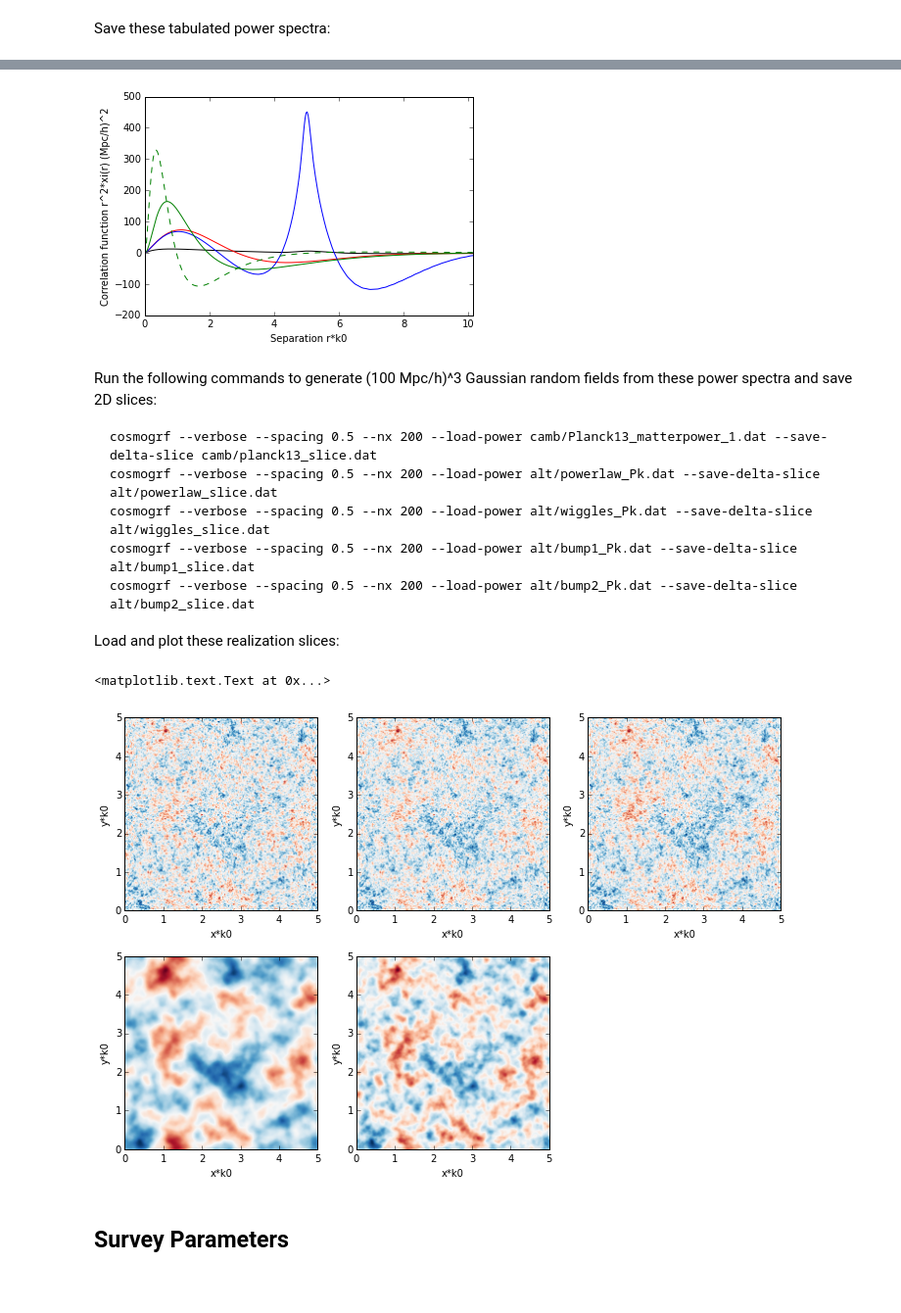
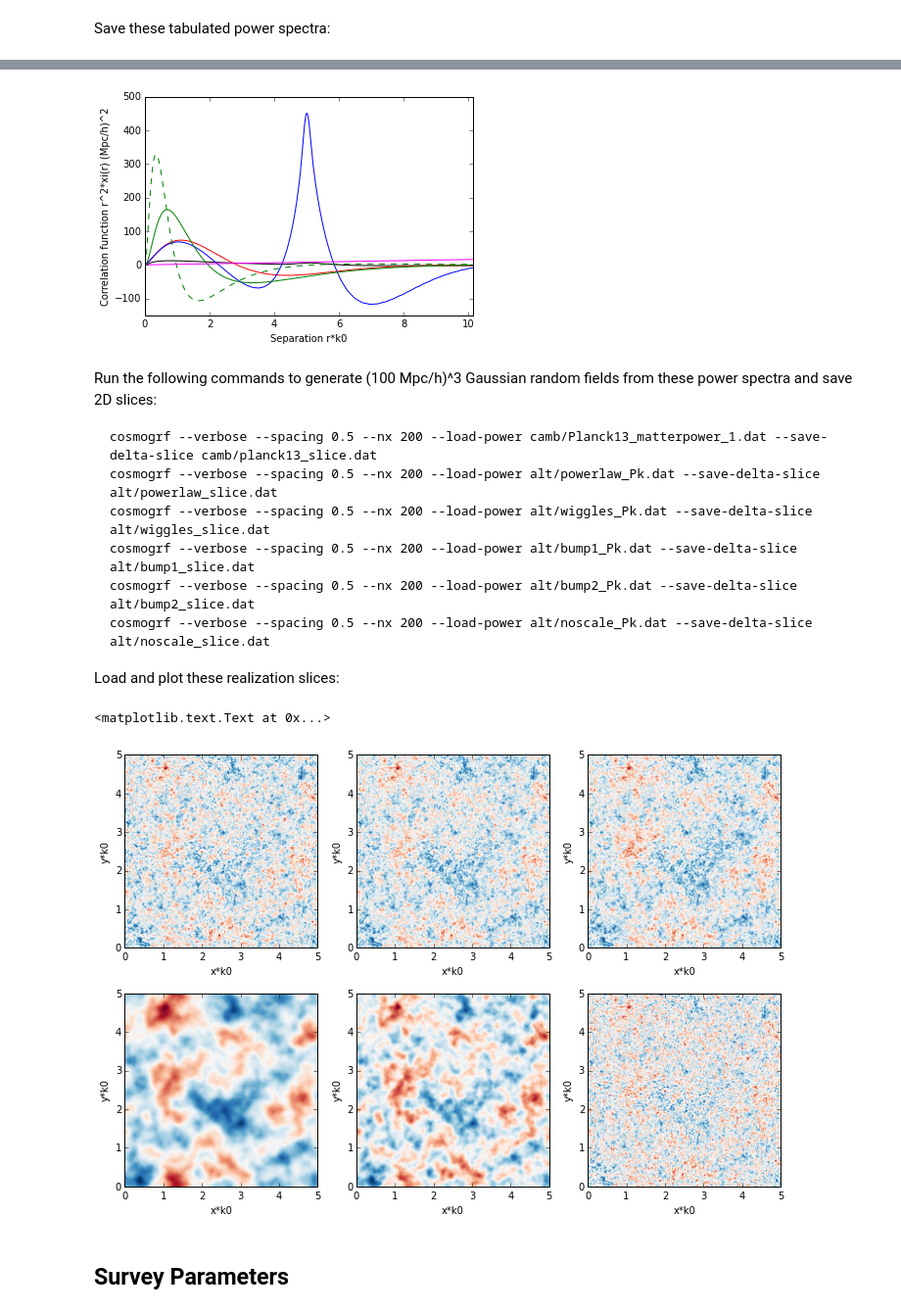
Before and after one commit to DarkEnergyScienceCollaboration/DESchool_LSS_Stats, a Jupyter notebook: LargeScaleStructureStatistics/LargeScaleStructureStatistics.ipynb, the cells around one changed output, grey strips where cells are left out. Shown at 98% size. Saved outputs shown, nothing was run; the diff lists cells and outputs as text; code cells hidden in the pictures; blank space fills up the shorter version.

````diff
--- a/LargeScaleStructureStatistics/LargeScaleStructureStatistics.ipynb
+++ b/LargeScaleStructureStatistics/LargeScaleStructureStatistics.ipynb
@@ -145,11 +151,13 @@ plt.plot(rvec*k0,rvec**2*powerlaw_xi,'r-')
 plt.plot(rvec*k0,rvec**2*wiggles_xi,'b-')
 plt.plot(rvec*k0,rvec**2*bump1_xi,'g-')
 plt.plot(rvec*k0,rvec**2*bump2_xi,'g--')
+plt.plot(rvec*k0,rvec**2*noscale_xi,'magenta')
 plt.xlim(0.,rvec[-1]*k0)
+plt.ylim(-150.,500.)
 plt.xlabel('Separation r*k0')
 plt.ylabel('Correlation function r^2*xi(r) (Mpc/h)^2');
 # %% [output]
-[figure, old version]
+[figure, new version]
 # %% [markdown]
 Run the following commands to generate (100 Mpc/h)^3 Gaussian random fields from these power spectra and save 2D slices:
 ```
@@ -158,6 +166,7 @@ cosmogrf --verbose --spacing 0.5 --nx 200 --load-power alt/powerlaw_Pk.dat --sav
 cosmogrf --verbose --spacing 0.5 --nx 200 --load-power alt/wiggles_Pk.dat --save-delta-slice alt/wiggles_slice.dat
 cosmogrf --verbose --spacing 0.5 --nx 200 --load-power alt/bump1_Pk.dat --save-delta-slice alt/bump1_slice.dat
 cosmogrf --verbose --spacing 0.5 --nx 200 --load-power alt/bump2_Pk.dat --save-delta-slice alt/bump2_slice.dat
+cosmogrf --verbose --spacing 0.5 --nx 200 --load-power alt/noscale_Pk.dat --save-delta-slice alt/noscale_slice.dat
 ```
 Load and plot these realization slices:
 # %%
@@ -166,33 +175,38 @@ powerlaw_slice = np.loadtxt('alt/powerlaw_slice.dat')
 wiggles_slice = np.loadtxt('alt/wiggles_slice.dat')
 bump1_slice = np.loadtxt('alt/bump1_slice.dat')
 bump2_slice = np.loadtxt('alt/bump2_slice.dat')
+noscale_slice = np.loadtxt('alt/noscale_slice.dat')
 # %%
 ex = (0.,5.,0.,5.)
 cm = 'RdBu_r'
 fig = plt.figure(figsize=(12,8))
 plt.subplot(2,3,1)
 plt.imshow(planck13_slice,cmap=cm,extent=ex)
 plt.xlabel('x*k0')
 plt.ylabel('y*k0')
 plt.subplot(2,3,2)
 plt.imshow(powerlaw_slice,cmap=cm,extent=ex)
 plt.xlabel('x*k0')
 plt.ylabel('y*k0')
 plt.subplot(2,3,3)
 plt.imshow(wiggles_slice,cmap=cm,extent=ex)
 plt.xlabel('x*k0')
 plt.ylabel('y*k0')
 plt.subplot(2,3,4)
 plt.imshow(bump1_slice,cmap=cm,extent=ex)
 plt.xlabel('x*k0')
 plt.ylabel('y*k0')
 plt.subplot(2,3,5)
 plt.imshow(bump2_slice,cmap=cm,extent=ex)
 plt.xlabel('x*k0')
 plt.ylabel('y*k0')
+plt.subplot(2,3,6)
+plt.imshow(noscale_slice,cmap=cm,extent=ex)
+plt.xlabel('x*k0')
+plt.ylabel('y*k0')
 # %% [output]
 <matplotlib.text.Text at 0x...>
-[figure, old version]
+[figure, new version]
 # %% [markdown]
 ## Survey Parameters
 # %% [markdown]
````
Also changed, not shown: parts of 5 cells of this notebook, 4 other files.
